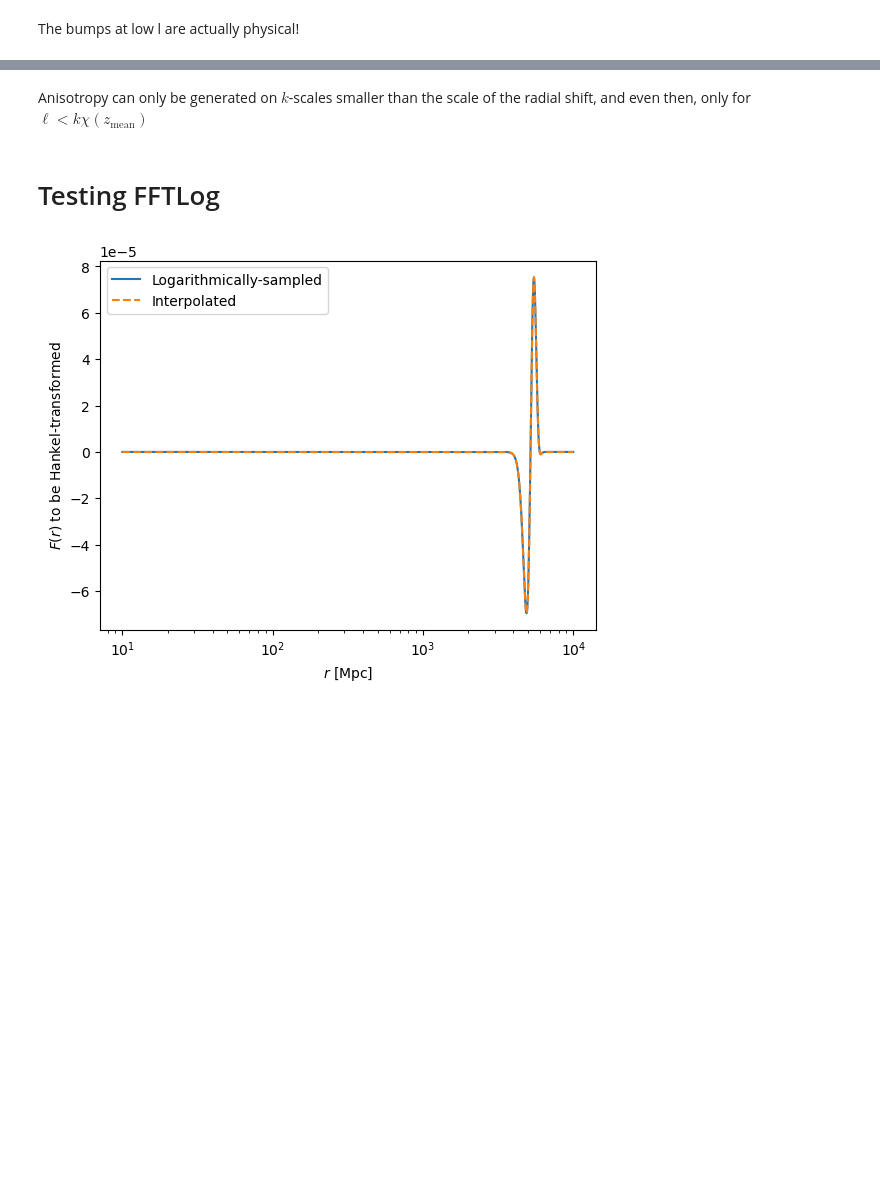
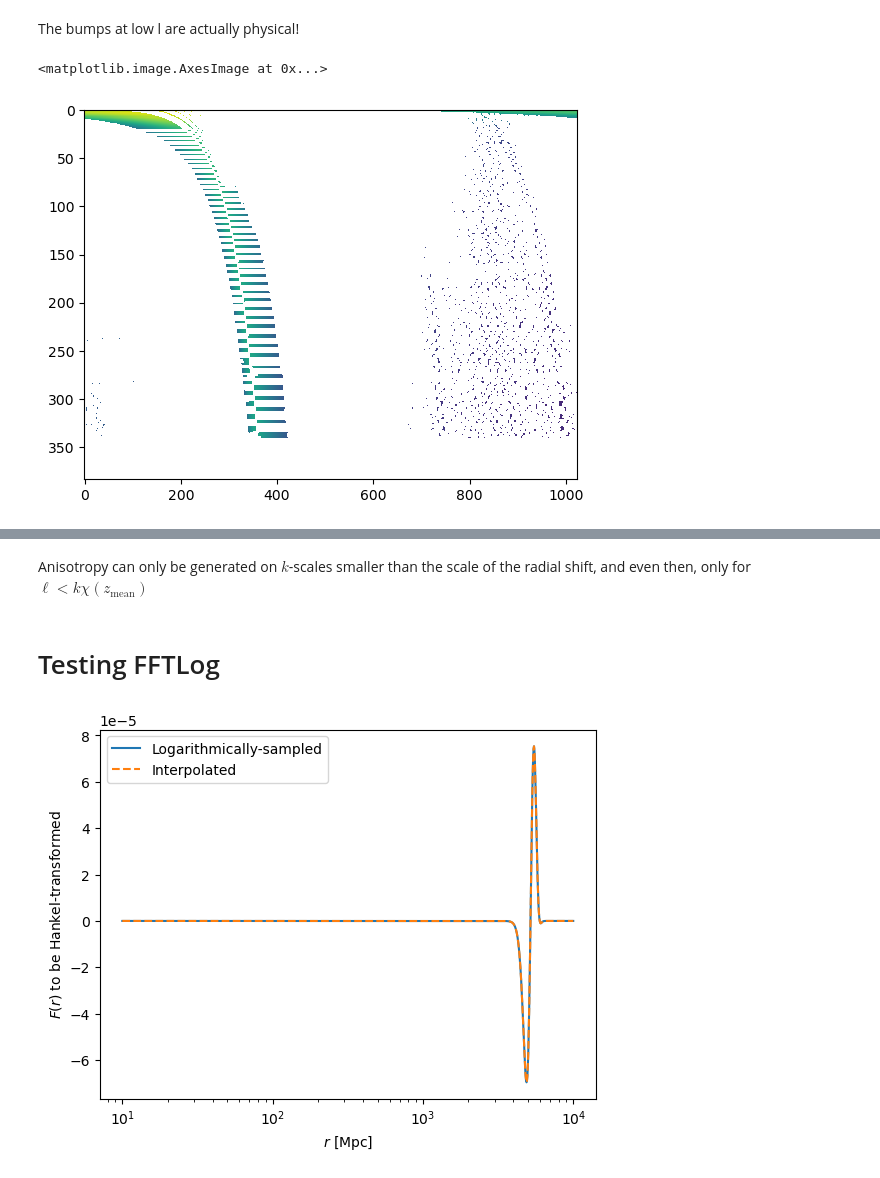
Before and after one commit to abaleato/CARDiAC, a Jupyter notebook: Get_DeltaPhi_PS.ipynb, the cells around one changed output, grey strips where cells are left out. Saved outputs shown, nothing was run; the diff lists cells and outputs as text; code cells hidden in the pictures; blank space fills up the shorter version.

```diff
--- a/Get_DeltaPhi_PS.ipynb
+++ b/Get_DeltaPhi_PS.ipynb
@@ -94,3 +99,8 @@ plt.legend()
 # %% [markdown]
 The bumps at low l are actually physical!
+# %%
+plt.imshow(np.log10(Cl_deltap_of_k1_k2[:, 100,:]), aspect=2)
+# %% [output]
+<matplotlib.image.AxesImage at 0x...>
+[figure, added]
 # %%
```
Also changed, not shown: parts of 6 cells of this notebook.
